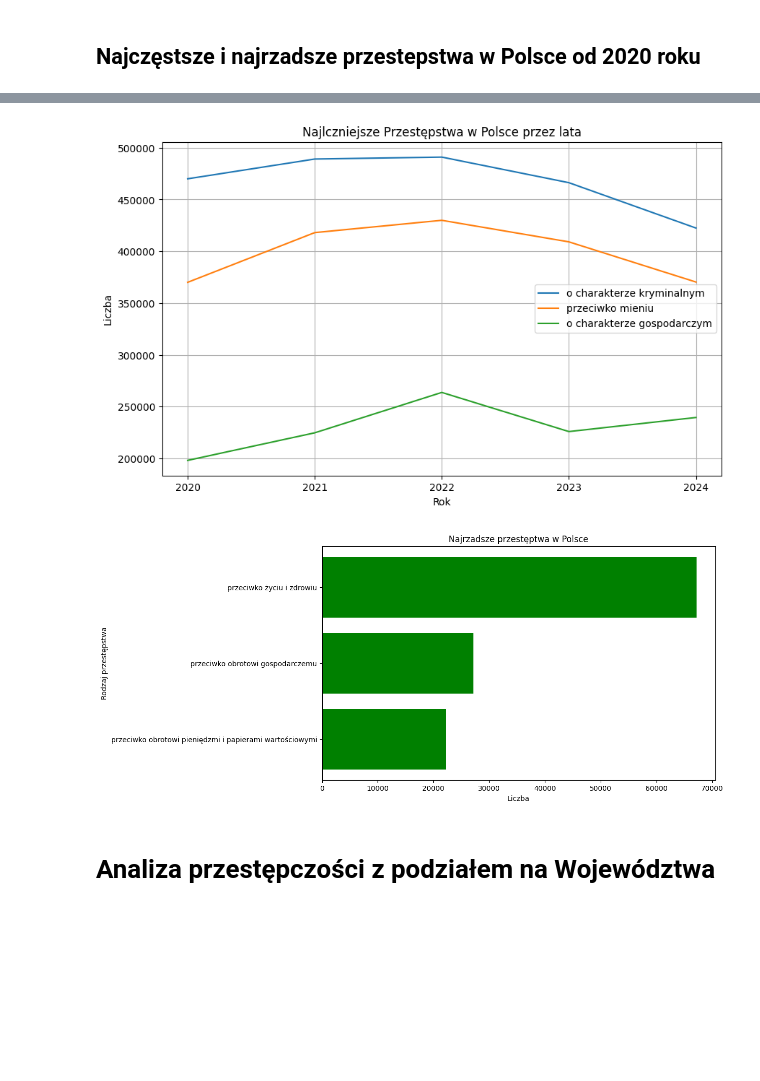
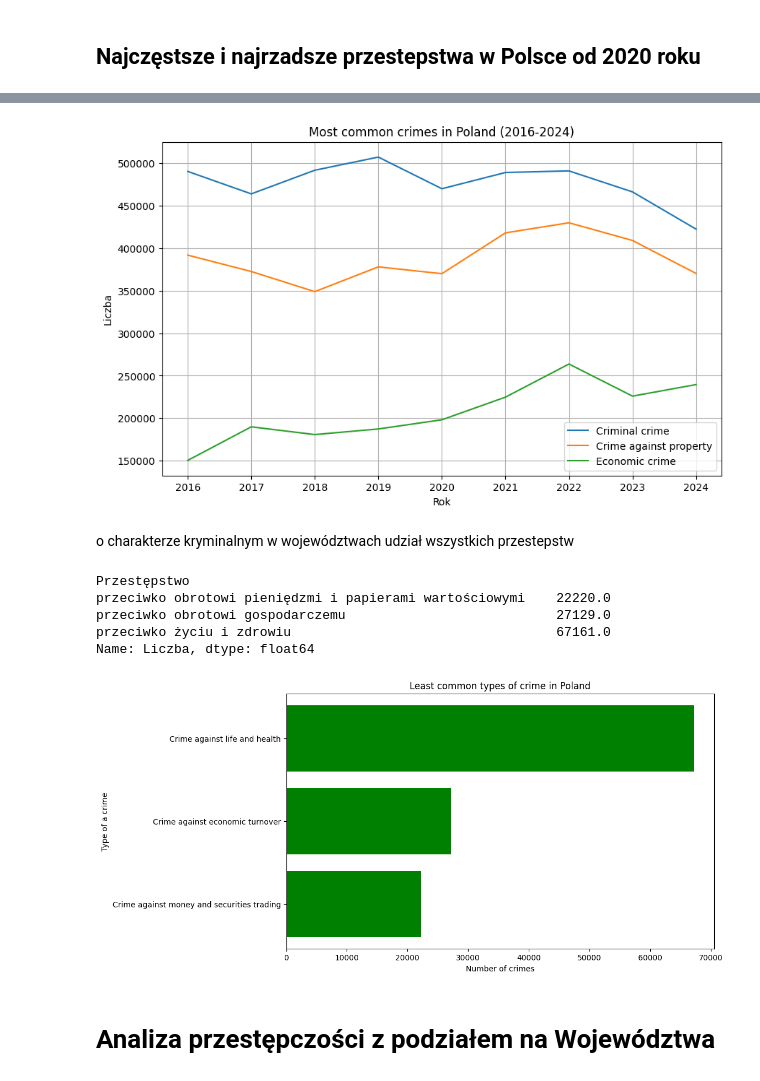
Before and after one commit to wwielakowska/in-ynierka, a Jupyter notebook: crime_code.ipynb, the cells around one changed output, grey strips where cells are left out. Saved outputs shown, nothing was run; the diff lists cells and outputs as text; code cells hidden in the pictures; blank space fills up the shorter version.

```diff
--- a/crime_code.ipynb
+++ b/crime_code.ipynb
@@ -549,31 +616,49 @@ plt.show()
 # %%
 plt.figure(figsize=(10, 6))
 for i in range(3):
-    df = df_top_crimes[df_top_crimes['Przestępstwo'] == top3.index[i]]
+    df = df_top3[df_top3['Przestępstwo'] == top3.index[i]]
     df.set_index('Rok', inplace=True)
-    plt.plot(df.index, df['Liczba'], label=(top3.index[i]))
+    plt.plot(df.index, df['Liczba'], label=(top3_eng.index[i]))
 
 plt.xlabel('Rok')
 plt.ylabel('Liczba')
-plt.title('Najlczniejsze Przestępstwa w Polsce przez lata')
+plt.title('Most common crimes in Poland (2016-2024)')
 plt.xticks(df.index)
 plt.legend()
 plt.grid(True)
 plt.show()
 # %% [output]
-[figure, old version]
+[figure, new version]
+# %% [markdown]
+o charakterze kryminalnym w województwach
+udział wszystkich przestepstw
+# %%
+down3 = crime_sum.nsmallest(3)
+down3
+# %% [output]
+Przestępstwo
+przeciwko obrotowi pieniędzmi i papierami wartościowymi    22220.0
+przeciwko obrotowi gospodarczemu                           27129.0
+przeciwko życiu i zdrowiu                                  67161.0
+Name: Liczba, dtype: float64
+# %%
+down3_eng = down3.copy()
+translation = {
+    "przeciwko obrotowi pieniędzmi i papierami wartościowymi": "Crime against money and securities trading",
+    "przeciwko obrotowi gospodarczemu": "Crime against economic turnover",
+    "przeciwko życiu i zdrowiu": "Crime against life and health"
+}
+
+down3_eng.rename(index=translation, inplace=True)
 # %%
-down3 = crime_sum.nsmallest(3)
-
-
 plt.figure(figsize=(10,6))
-plt.barh(down3.index, down3.values, color='green')
-plt.title('Najrzadsze przestęptwa w Polsce')
-plt.xlabel('Liczba')
-plt.ylabel('Rodzaj przestępstwa')
+plt.barh(down3_eng.index, down3_eng.values, color='green')
+plt.title('Least common types of crime in Poland')
+plt.xlabel('Number of crimes')
+plt.ylabel('Type of a crime')
 plt.show()
 # %% [output]
-[figure, old version]
+[figure, new version]
 # %% [markdown]
 # Analiza przestępczości z podziałem na Województwa
 # %% [markdown]
```
Also changed, not shown: parts of 61 cells of this notebook, 12 other files.
